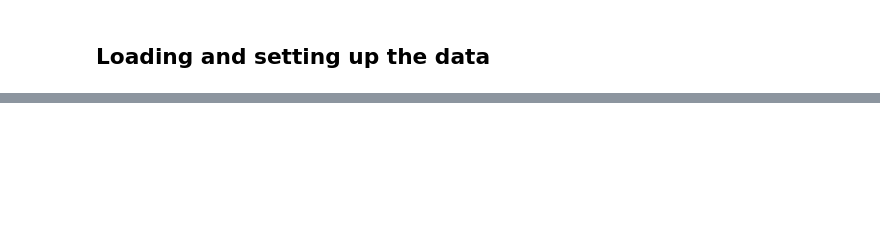
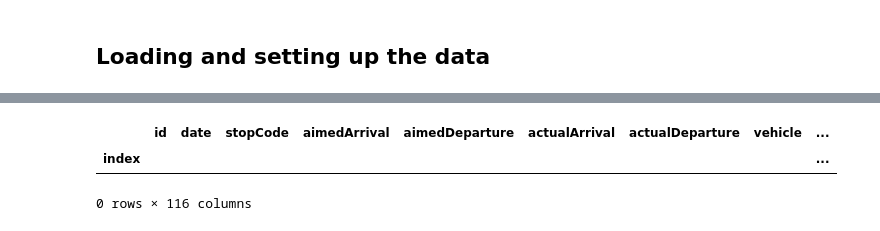
Before and after one commit to gingertom/buses, a Jupyter notebook: Data Exploration/Spatiotemporal for chains.ipynb, the cells around one changed output, grey strips where cells are left out. Saved outputs shown, nothing was run; the diff lists cells and outputs as text; code cells hidden in the pictures; blank space fills up the shorter version.

```diff
--- a/Data Exploration/Spatiotemporal for chains.ipynb
+++ b/Data Exploration/Spatiotemporal for chains.ipynb
@@ -460,17 +441,0 @@ array([[0.],
-# %%
-# calc_segment(se, 'segment_code', 12, 15)
-
-se = parallelize_dataframe(se, calc_segment, ('segment_code', 12, 15))
-# %%
-se = parallelize_dataframe(se, calc_segment, ('next_segment_code_1', 12, 15))
-print("*", flush=True)
-se = parallelize_dataframe(se, calc_segment, ('next_segment_code_2', 12, 15))
-print("*", flush=True)
-se = parallelize_dataframe(se, calc_segment, ('next_segment_code_3', 12, 15))
-print("*", flush=True)
-se = parallelize_dataframe(se, calc_segment, ('prev_segment_code_1', 12, 15))
-print("*", flush=True)
-se = parallelize_dataframe(se, calc_segment, ('prev_segment_code_2', 12, 15))
-print("*", flush=True)
-se = parallelize_dataframe(se, calc_segment, ('prev_segment_code_3', 12, 15))
-print("*", flush=True)
@@ -489,3 +489,9 @@ print("*", flush=True)
+# %%
+se.loc[se['segment_code'] == "1290DOB20940_1290DOB20938_0"]
+# %% [output]
+|  | id | date | stopCode | aimedArrival | aimedDeparture | actualArrival | actualDeparture | vehicle | ... |
+| index |  |  |  |  |  |  |  |  | ... |
+0 rows × 116 columns
 # %%
 se.reset_index().to_feather("with_last_slots2.feather")
 # %%
```
Also changed, not shown: parts of 18 cells of this notebook.
